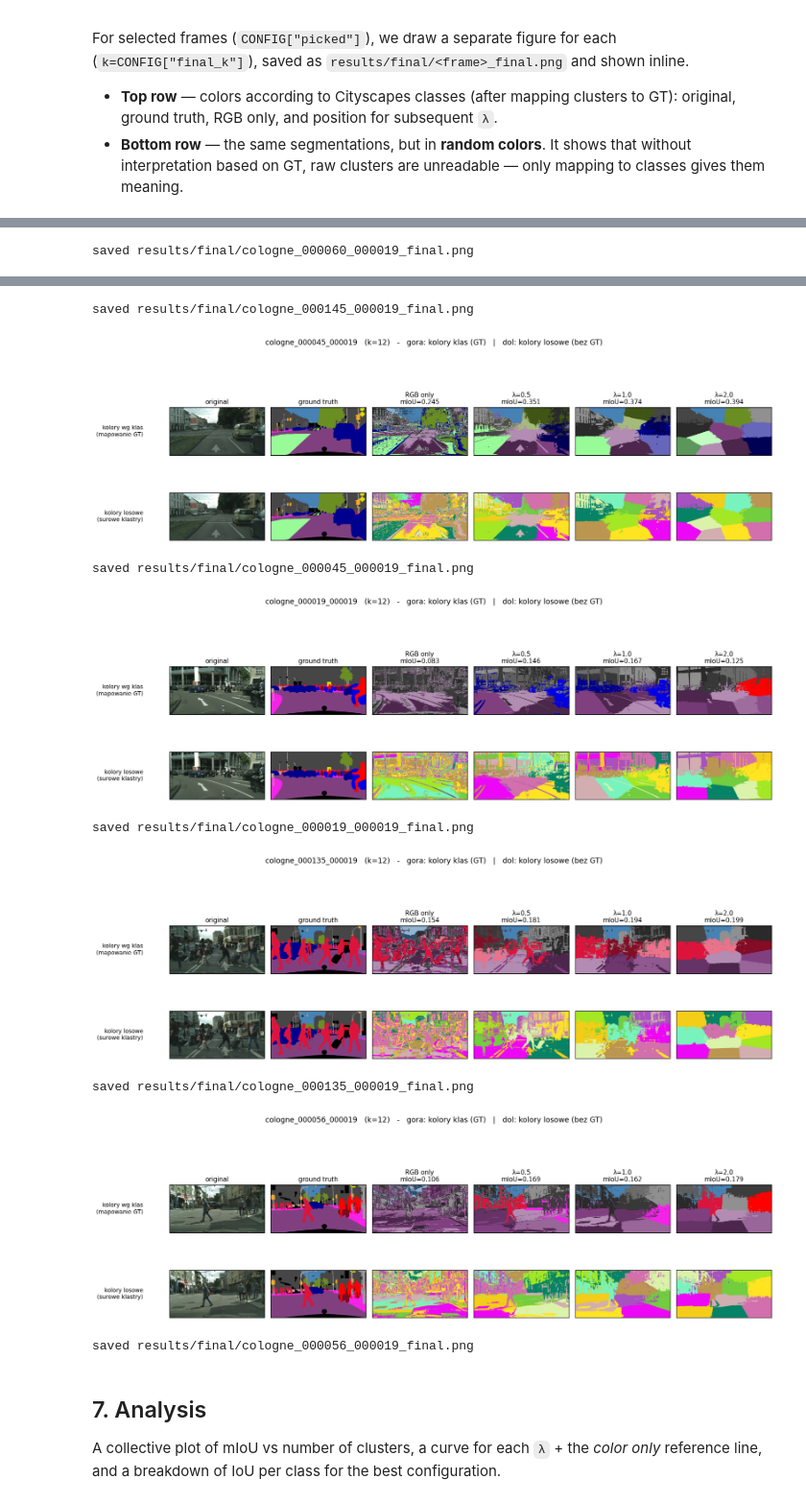
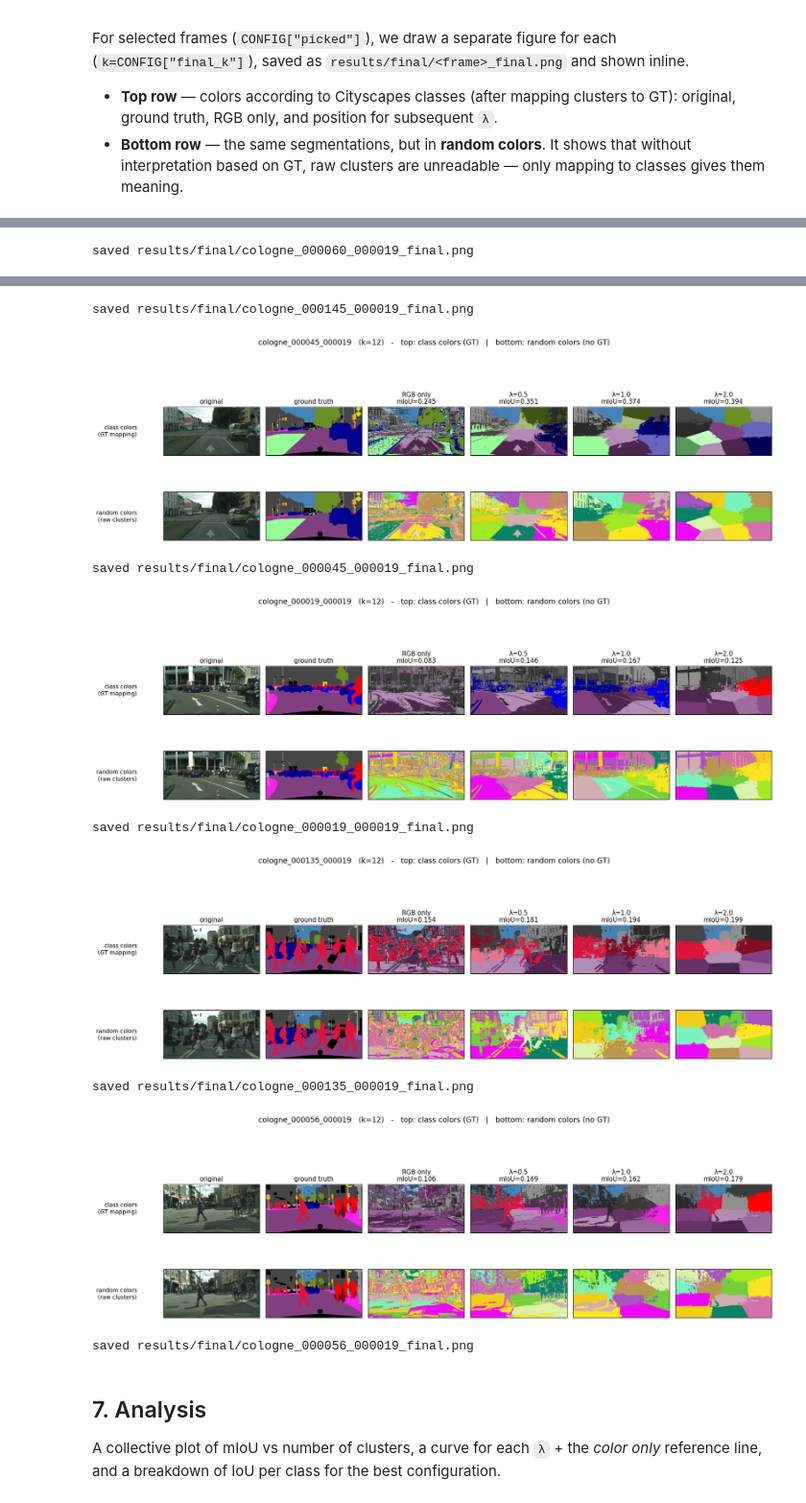
Before and after one commit to lukaszrudnik/cityscapes-segmentation-kmeans, a Jupyter notebook: notebook.ipynb, the cells around one changed output, grey strips where cells are left out. Shown at 96% size. Saved outputs shown, nothing was run; the diff lists cells and outputs as text; code cells hidden in the pictures.

```diff
--- a/notebook.ipynb
+++ b/notebook.ipynb
@@ -323,7 +323,7 @@ fk = CONFIG["final_k"]
 flams = CONFIG["final_lambdas"]
 
 if not picked:
-    print("Wpisz wybrane klatki w CONFIG['picked'] (z galerii) i odpal ponownie.")
+    print("Fill CONFIG['picked'] with frames chosen from the gallery and re-run.")
 else:
     pp = find_pairs(CONFIG["split"], CONFIG["city"], len(picked), picked)
     for ip, lp, base in pp:
@@ -360,9 +360,9 @@ else:
         for r in range(2):
             for c in range(ncols):
                 ax[r][c].set_xticks([]); ax[r][c].set_yticks([])
-        ax[0][0].set_ylabel("kolory wg klas\n(mapowanie GT)", fontsize=10, rotation=0, ha="right", va="center", labelpad=46)
-        ax[1][0].set_ylabel("kolory losowe\n(surowe klastry)", fontsize=10, rotation=0, ha="right", va="center", labelpad=46)
-        fig.suptitle(f"{base}   (k={fk})   -   gora: kolory klas (GT)   |   dol: kolory losowe (bez GT)", fontsize=13)
+        ax[0][0].set_ylabel("class colors\n(GT mapping)", fontsize=10, rotation=0, ha="right", va="center", labelpad=46)
+        ax[1][0].set_ylabel("random colors\n(raw clusters)", fontsize=10, rotation=0, ha="right", va="center", labelpad=46)
+        fig.suptitle(f"{base}   (k={fk})   -   top: class colors (GT)   |   bottom: random colors (no GT)", fontsize=13)
         plt.tight_layout(rect=[0, 0, 1, 0.95])
         out = os.path.join(FINAL_DIR, f"{base}_final.png")
         fig.savefig(out, dpi=120, bbox_inches="tight")
@@ -375,11 +375,11 @@ saved results/final/cologne_000060_000019_final.png
 saved results/final/cologne_000145_000019_final.png
-[figure, old version]
+[figure, new version]
 saved results/final/cologne_000045_000019_final.png
-[figure, old version]
+[figure, new version]
 saved results/final/cologne_000019_000019_final.png
-[figure, old version]
+[figure, new version]
 saved results/final/cologne_000135_000019_final.png
-[figure, old version]
+[figure, new version]
 saved results/final/cologne_000056_000019_final.png
 # %% [markdown]
 ## 7. Analysis
```
Also changed, not shown: parts of 1 cell of this notebook.
